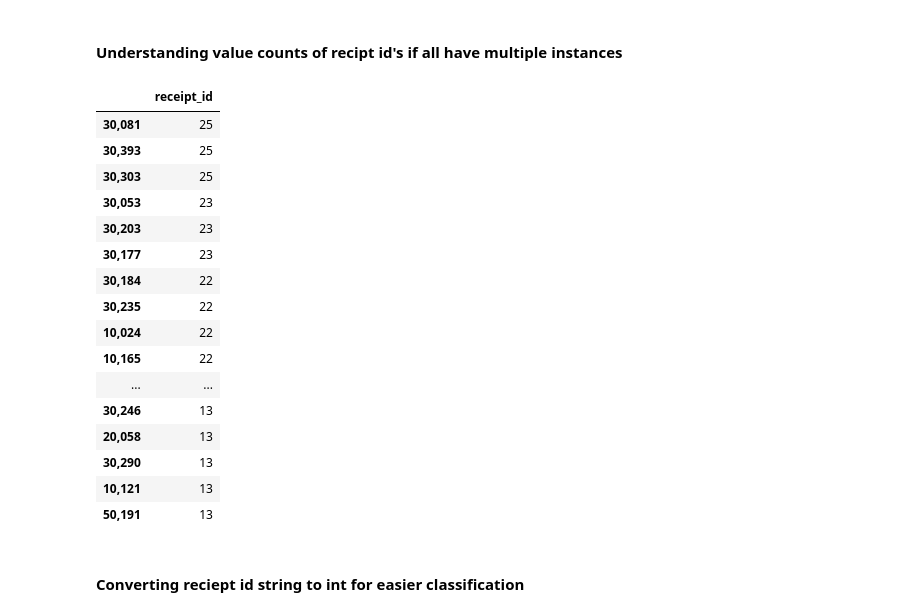
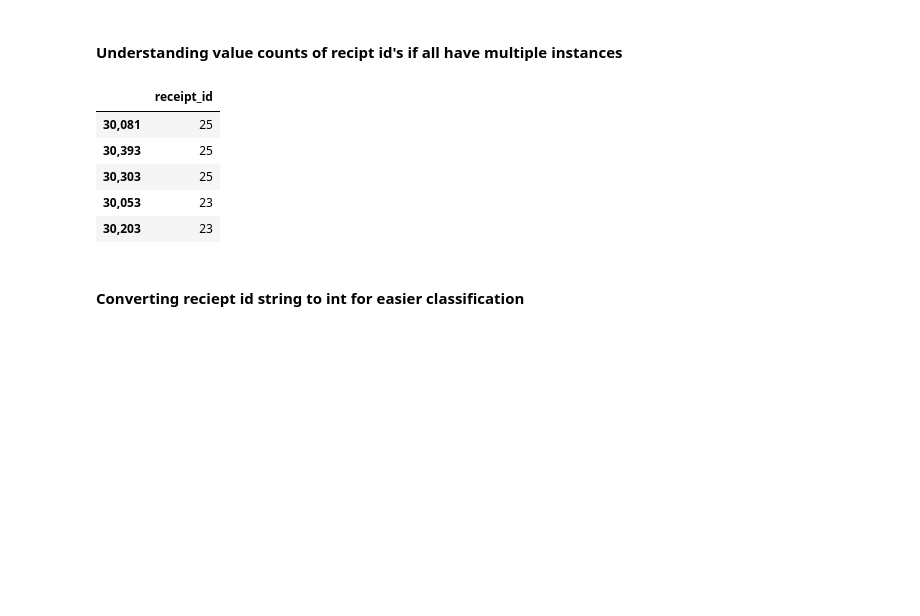
Before and after one commit to saiv94/receipt_matching, a Jupyter notebook: knn.ipynb, the cells around one changed output. Saved outputs shown, nothing was run; the diff lists cells and outputs as text; code cells hidden in the pictures; blank space fills up the shorter version.

```diff
--- a/knn.ipynb
+++ b/knn.ipynb
@@ -68,25 +68,14 @@ df['TransactionIdMapping'] = df.apply(lambda x: map_transactionid_func(x),axis=1
 #### Understanding value counts of recipt id's if all have multiple instances
 # %%
 pd.set_option('display.max_rows', 10000)
-pd.DataFrame(df['receipt_id'].value_counts())
+pd.DataFrame(df['receipt_id'].value_counts()).head()
 # %% [output]
 |  | receipt_id |
 | 30,081 | 25 |
 | 30,393 | 25 |
 | 30,303 | 25 |
 | 30,053 | 23 |
 | 30,203 | 23 |
-| 30,177 | 23 |
-| 30,184 | 22 |
-| 30,235 | 22 |
-| 10,024 | 22 |
-| 10,165 | 22 |
-| ... | ... |
-| 30,246 | 13 |
-| 20,058 | 13 |
-| 30,290 | 13 |
-| 10,121 | 13 |
-| 50,191 | 13 |
 # %% [markdown]
 #### Converting reciept id string to int for easier classification
 # %%
```
